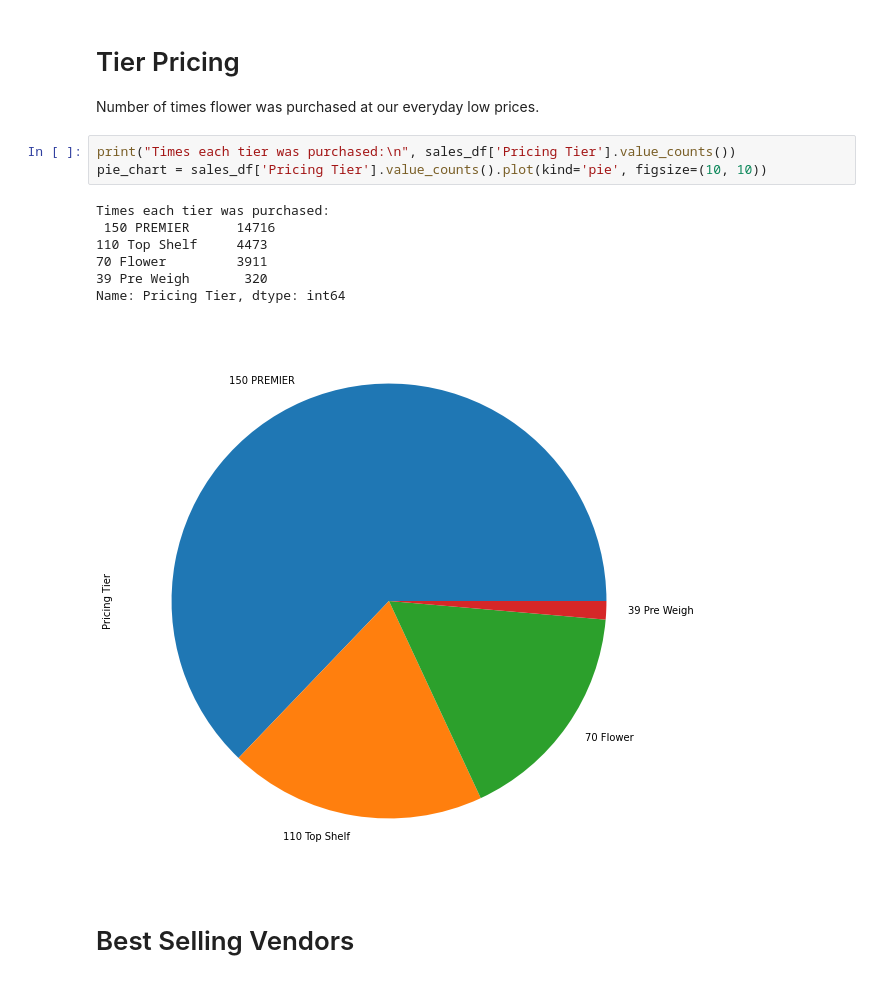
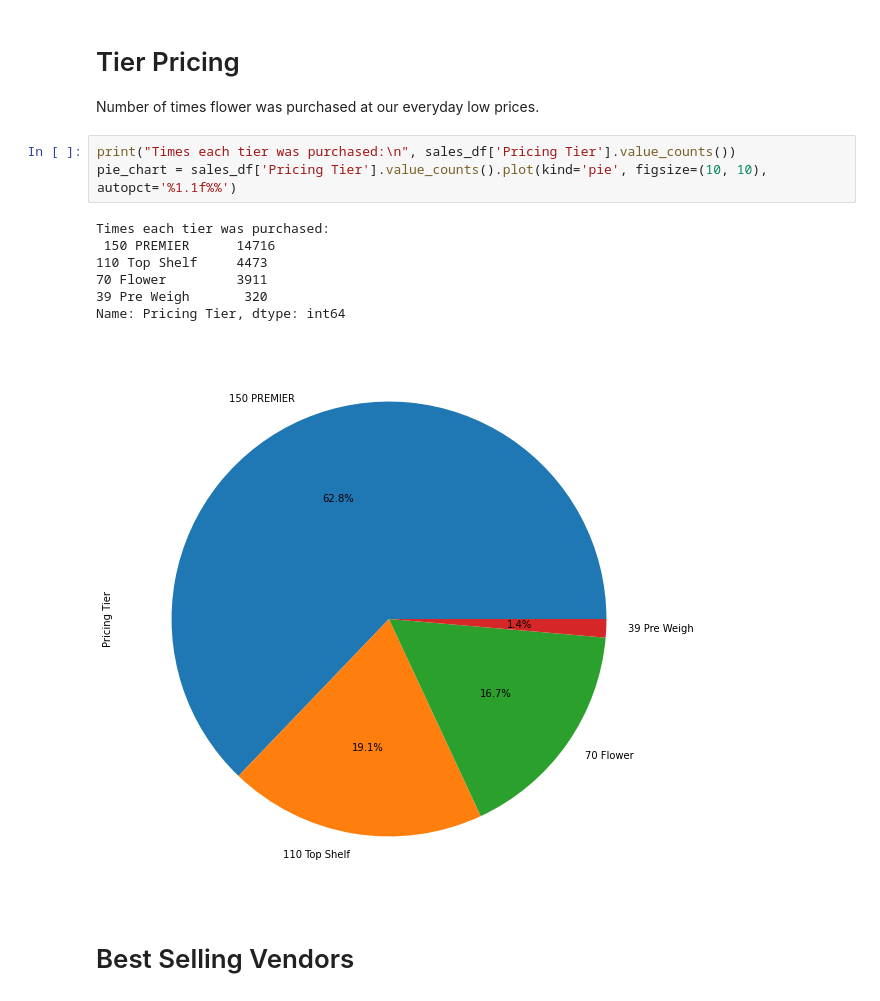
Before and after one commit to thomashedgepath/sales-data-workbook, a Jupyter notebook: workbook.ipynb, the cells around one changed output. Drawn from its saved outputs; the diff is of its cells as text.

```diff
--- a/workbook.ipynb
+++ b/workbook.ipynb
@@ -240,15 +240,15 @@ sales_df.groupby(["Discount Name"])[["Quantity"]].sum().sort_values("Quantity",
 Number of times flower was purchased at our everyday low prices.
 # %%
 print("Times each tier was purchased:\n", sales_df['Pricing Tier'].value_counts())
-pie_chart = sales_df['Pricing Tier'].value_counts().plot(kind='pie', figsize=(10, 10))
+pie_chart = sales_df['Pricing Tier'].value_counts().plot(kind='pie', figsize=(10, 10), autopct='%1.1f%%')
 # %% [output]
 Times each tier was purchased:
  150 PREMIER      14716
 110 Top Shelf     4473
 70 Flower         3911
 39 Pre Weigh       320
 Name: Pricing Tier, dtype: int64
-[figure, old version]
+[figure, new version]
 # %% [markdown]
 # Best Selling Vendors
 # %%
```
Also changed, not shown: parts of 2 cells of this notebook.
